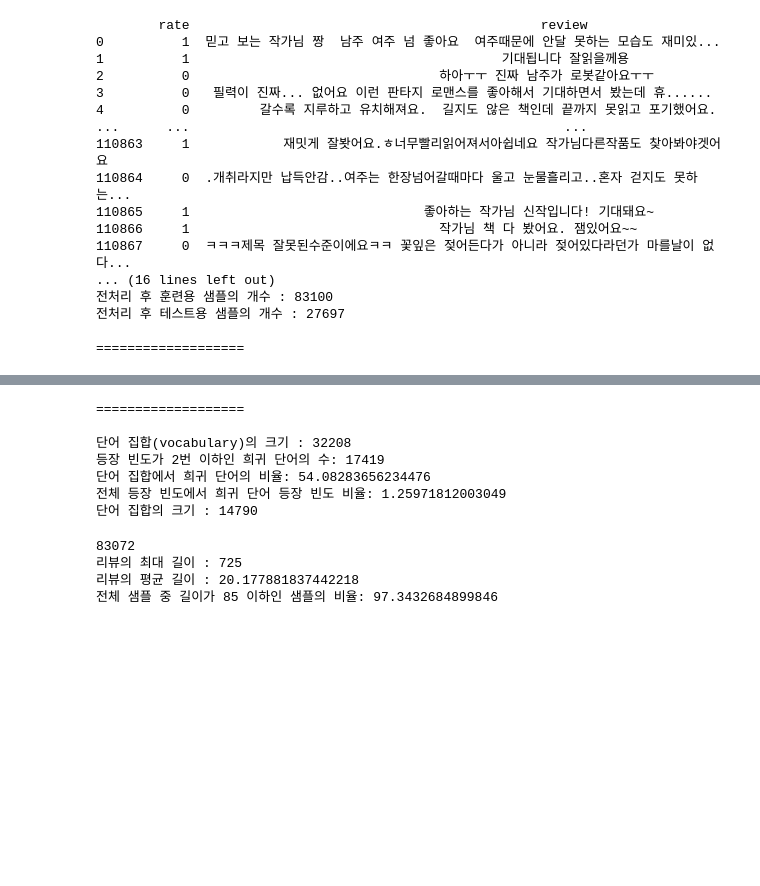
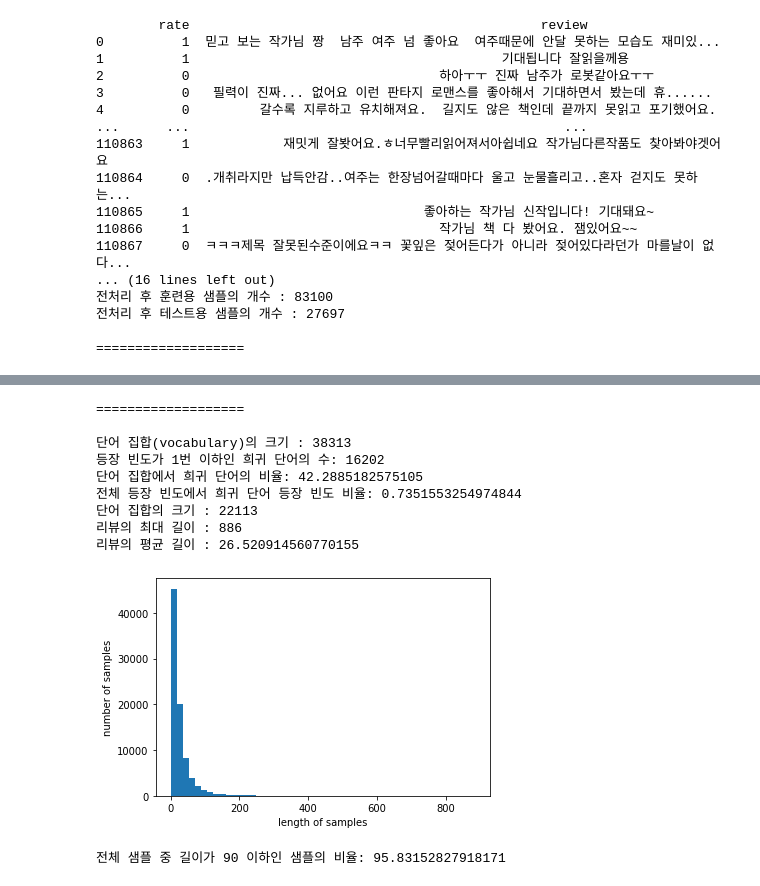
Before and after one commit to world970511/RIDIBOOKS_romance_webnovel_review_Sentiment_Analysis, a Jupyter notebook: anlay_ridi.ipynb, the cells around one changed output, grey strips where cells are left out. Saved outputs shown, nothing was run; the diff lists cells and outputs as text; code cells hidden in the pictures; blank space fills up the shorter version.

```diff
--- a/anlay_ridi.ipynb
+++ b/anlay_ridi.ipynb
@@ -88,7 +88,8 @@ Successfully installed JPype1-1.2.1 beautifulsoup4-4.6.0 colorama-0.4.4 konlpy-0
 # %%
 import pandas as pd
 import numpy as np
-from konlpy.tag import Okt
+from konlpy.tag import Mecab
+import matplotlib.pyplot as plt
 from tensorflow.keras.preprocessing.text import Tokenizer
 from tensorflow.keras.preprocessing.sequence import pad_sequences
 
@@ -99,30 +100,31 @@ def below_threshold_len(max_len, nested_list):
         cnt = cnt + 1
   print('전체 샘플 중 길이가 %s 이하인 샘플의 비율: %s'%(max_len, (cnt / len(nested_list))*100))
 
+#MeCab-오픈 소스 형태소 분석 엔진.(품사 태깅/형태소 분리/명사에 해당하는 형태소만 추출 가능)
+mecab = Mecab()
+stopwords = ['의','가','이','은','들','는','좀','원','권','과','도','를','으로','자','에','와','한','하다','제','금','을','이']
 
-train_data=pd.read_csv('train.txt',encoding='utf-8')
-test_data=pd.read_csv('test.txt',encoding='utf-8')
 
-okt = Okt()
-stopwords = ['의','가','이','은','들','는','좀','원','권','과','도','를','으로','자','에','와','한','하다','뽕빨','제','금']
+train_data['tokenized'] = train_data['review'].apply(mecab.morphs)
+train_data['tokenized'] = train_data['tokenized'].apply(lambda x: [item for item in x if item not in stopwords])
+test_data['tokenized'] = test_data['review'].apply(mecab.morphs)
+test_data['tokenized'] = test_data['tokenized'].apply(lambda x: [item for item in x if item not in stopwords])
 
-X_train = []
-for sentence in train_data['review']:
-    temp_X = okt.morphs(sentence, stem=True) # 토큰화
-    temp_X = [word for word in temp_X if not word in stopwords] # 불용어 제거
-    X_train.append(temp_X)
-
-X_test = []
-for sentence in test_data['review']:
-    temp_X = okt.morphs(sentence, stem=True) # 토큰화
-    temp_X = [word for word in temp_X if not word in stopwords] # 불용어 제거
-    X_test.append(temp_X)
 
 print('\n===================\n')
+#긍정 리뷰와 부정 리뷰에 등장하는 단어 빈도
+negative_words = np.hstack(train_data[train_data.rate == 0]['tokenized'].values)
+positive_words = np.hstack(train_data[train_data.rate == 1]['tokenized'].values)
+
+X_train = train_data['tokenized'].values
+y_train = train_data['rate'].values
+X_test= test_data['tokenized'].values
+y_test = test_data['rate'].values
+
 tokenizer = Tokenizer()
 tokenizer.fit_on_texts(X_train)
 
-threshold = 3
+threshold = 2
 total_cnt = len(tokenizer.word_index) # 단어의 수
 rare_cnt = 0 # 등장 빈도수가 threshold보다 작은 단어의 개수를 카운트
 total_freq = 0 # 훈련 데이터의 전체 단어 빈도수 총 합
@@ -131,55 +133,53 @@ rare_freq = 0 # 등장 빈도수가 threshold보다 작은 단어의 등장 빈
 # 단어와 빈도수의 쌍(pair)을 key와 value로 받는다.
 for key, value in tokenizer.word_counts.items():
     total_freq = total_freq + value
 
     # 단어의 등장 빈도수가 threshold보다 작으면
     if(value < threshold):
         rare_cnt = rare_cnt + 1
         rare_freq = rare_freq + value
 
 print('단어 집합(vocabulary)의 크기 :',total_cnt)
 print('등장 빈도가 %s번 이하인 희귀 단어의 수: %s'%(threshold - 1, rare_cnt))
 print("단어 집합에서 희귀 단어의 비율:", (rare_cnt / total_cnt)*100)
 print("전체 등장 빈도에서 희귀 단어 등장 빈도 비율:", (rare_freq / total_freq)*100)
 
-vocab_size = total_cnt - rare_cnt + 1
+# 전체 단어 개수 중 빈도수 2이하인 단어 개수는 제거.
+# 0번 패딩 토큰과 1번 OOV 토큰을 고려하여 +2
+vocab_size = total_cnt - rare_cnt + 2
 print('단어 집합의 크기 :',vocab_size)
 
-tokenizer = Tokenizer(vocab_size)
+#정수 인코딩 과정에서 이보다 큰 숫자가 부여된 단어들은 OOV로 변환
+#'OOV'=단어 집합에 존재하지 않는 단어: Out-Of-Vocabulary(단어 집합에 없는 단어)의 약자
+tokenizer = Tokenizer(vocab_size, oov_token = 'OOV')
 tokenizer.fit_on_texts(X_train)
 X_train = tokenizer.texts_to_sequences(X_train)
 X_test = tokenizer.texts_to_sequences(X_test)
 
-y_train = np.array(train_data['rate'])
-y_test = np.array(test_data['rate'])
-
-drop_train = [index for index, sentence in enumerate(X_train) if len(sentence) < 1]
-
-# 빈 샘플들을 제거
-X_train = np.delete(X_train, drop_train, axis=0)
-y_train = np.delete(y_train, drop_train, axis=0)
-print(len(X_train))
-
 print('리뷰의 최대 길이 :',max(len(l) for l in X_train))
 print('리뷰의 평균 길이 :',sum(map(len, X_train))/len(X_train))
+plt.hist([len(s) for s in X_train], bins=50)
+plt.xlabel('length of samples')
+plt.ylabel('number of samples')
+plt.show()
 
-max_len = 85
+max_len = 90
 below_threshold_len(max_len, X_train)
 
 X_train = pad_sequences(X_train, maxlen = max_len)
 X_test = pad_sequences(X_test, maxlen = max_len)
 # %% [output]
 ===================
 
-단어 집합(vocabulary)의 크기 : 32208
-등장 빈도가 2번 이하인 희귀 단어의 수: 17419
-단어 집합에서 희귀 단어의 비율: 54.08283656234476
-전체 등장 빈도에서 희귀 단어 등장 빈도 비율: 1.25971812003049
-단어 집합의 크기 : 14790
+단어 집합(vocabulary)의 크기 : 38313
+등장 빈도가 1번 이하인 희귀 단어의 수: 16202
+단어 집합에서 희귀 단어의 비율: 42.2885182575105
+전체 등장 빈도에서 희귀 단어 등장 빈도 비율: 0.7351553254974844
+단어 집합의 크기 : 22113
+리뷰의 최대 길이 : 886
+리뷰의 평균 길이 : 26.520914560770155
+[figure, added]
-83072
-리뷰의 최대 길이 : 725
-리뷰의 평균 길이 : 20.177881837442218
-전체 샘플 중 길이가 85 이하인 샘플의 비율: 97.3432684899846
+전체 샘플 중 길이가 90 이하인 샘플의 비율: 95.83152827918171
 # %%
 from tensorflow.keras.layers import Embedding, Dense, LSTM
 from tensorflow.keras.models import Sequential
```
Also changed, not shown: parts of 5 cells of this notebook.
